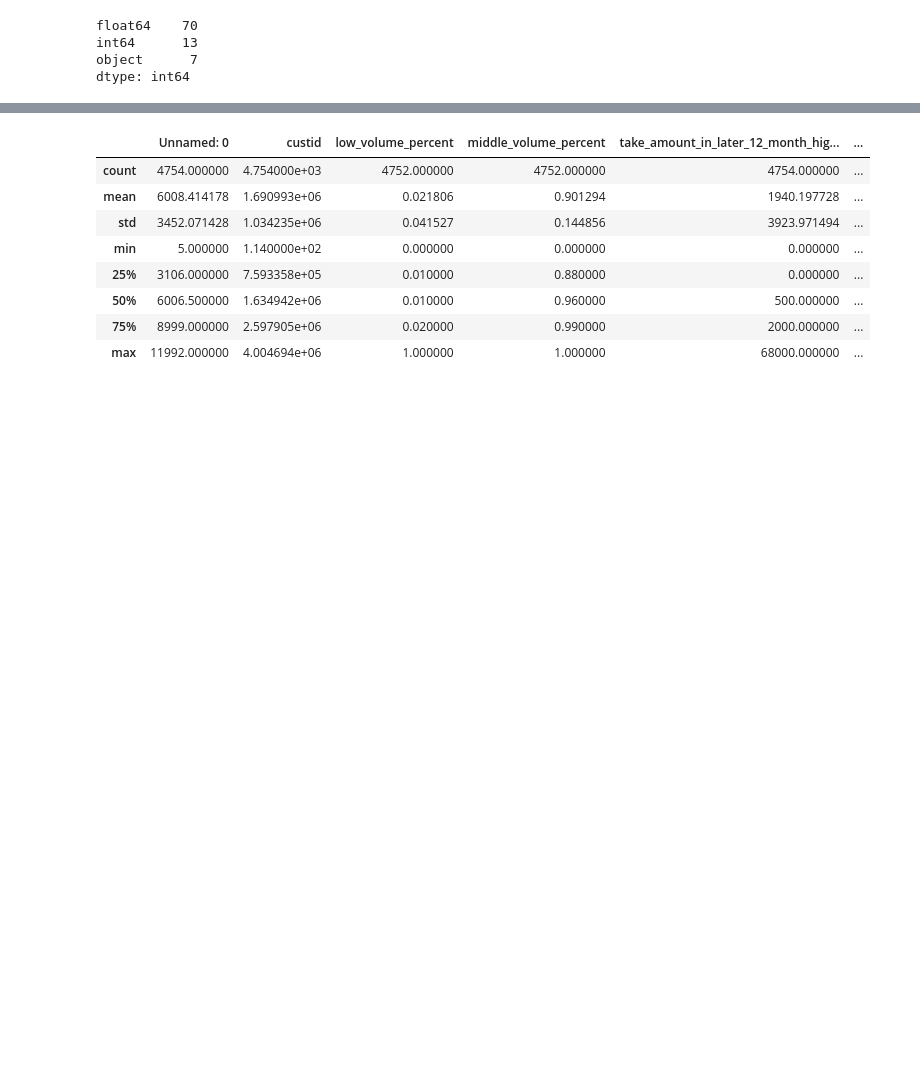
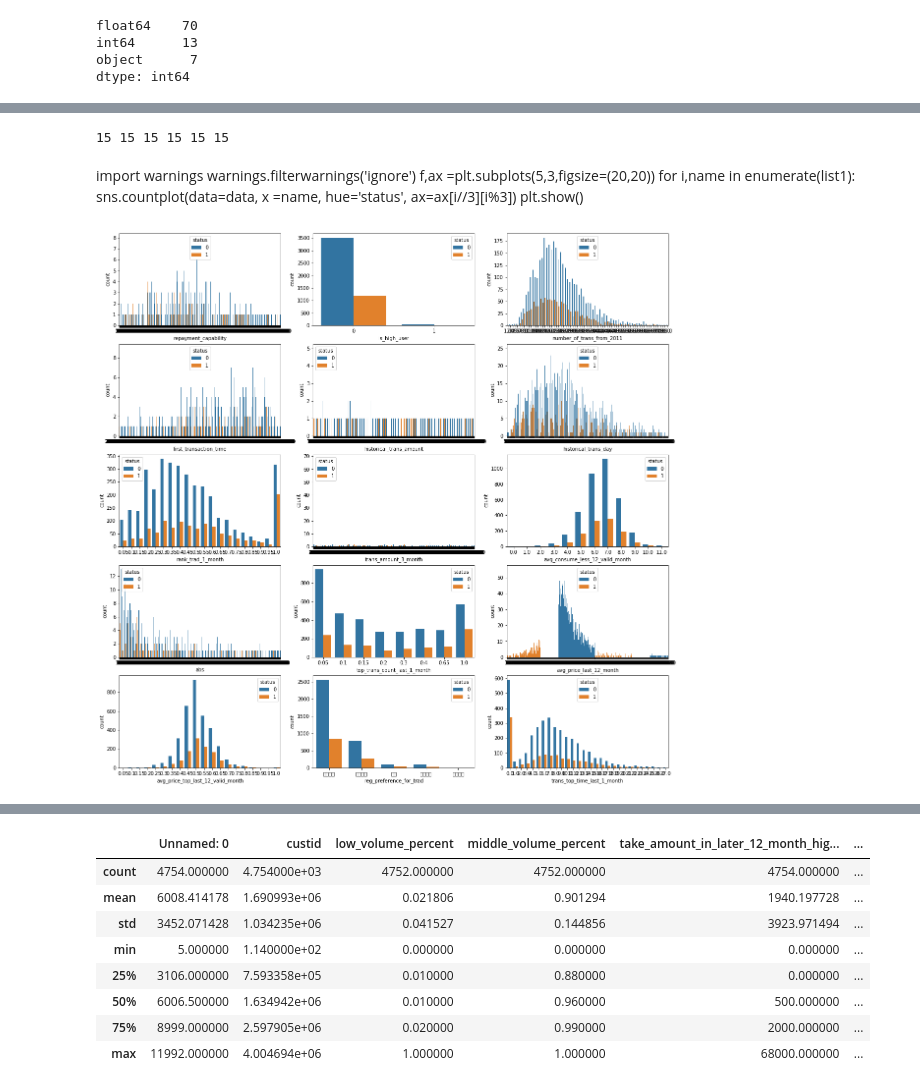
Before and after one commit to shwanliu/DataMining, a Jupyter notebook: task1/task1.ipynb, the cells around one changed output, grey strips where cells are left out. Cells and saved outputs as stored; diff of their text form; code cells hidden in the pictures; blank space fills up the shorter version.

```diff
--- a/task1/task1.ipynb
+++ b/task1/task1.ipynb
@@ -57,0 +134,22 @@ dtype: int64
+# %%
+print(len(list1),len(list2)
+,len(list3)
+,len(list4)
+,len(list5)
+,len(list6))
+# %% [output]
+15 15 15 15 15 15
+# %% [markdown]
+import warnings
+warnings.filterwarnings('ignore')
+f,ax =plt.subplots(5,3,figsize=(20,20))
+for i,name in enumerate(list1):
+    sns.countplot(data=data, x =name, hue='status', ax=ax[i//3][i%3])
+plt.show()
+# %%
+f,ax =plt.subplots(5,3,figsize=(20,20))
+for i,name in enumerate(list2):
+    sns.countplot(data=data, x =name, hue='status', ax=ax[i//3][i%3])
+plt.show()
+# %% [output]
+[figure, added]
```
Also changed, not shown: parts of 28 cells of this notebook, 6 other files.
